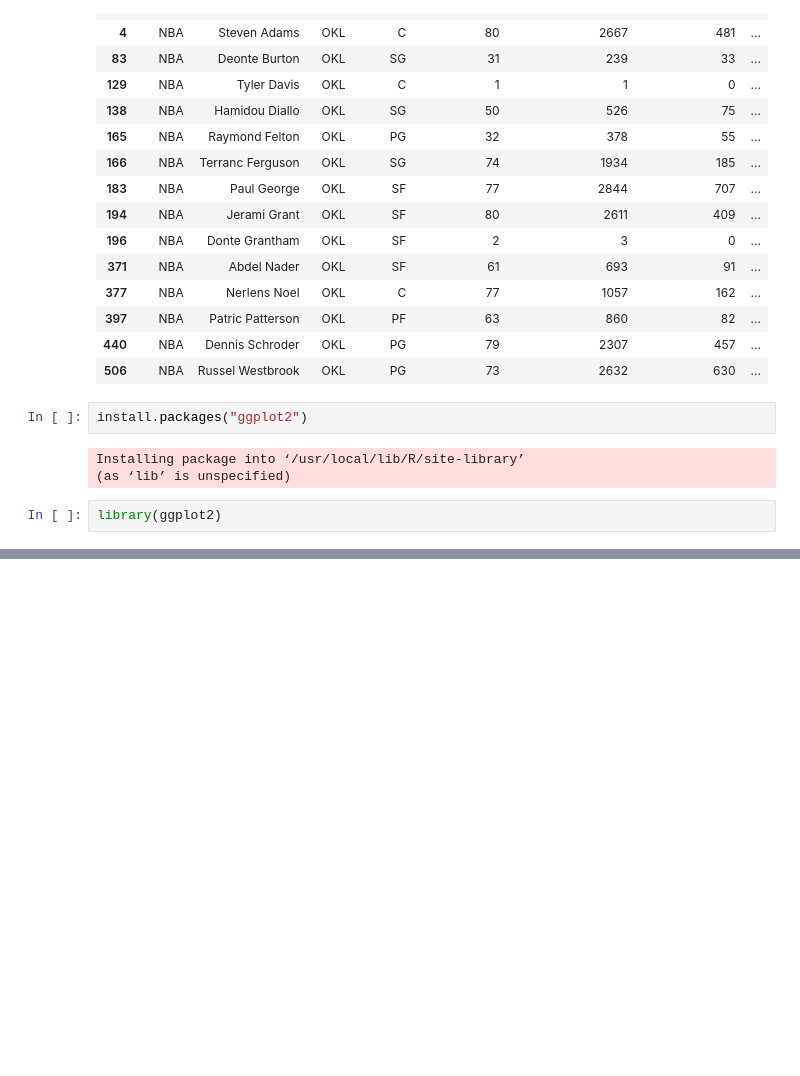
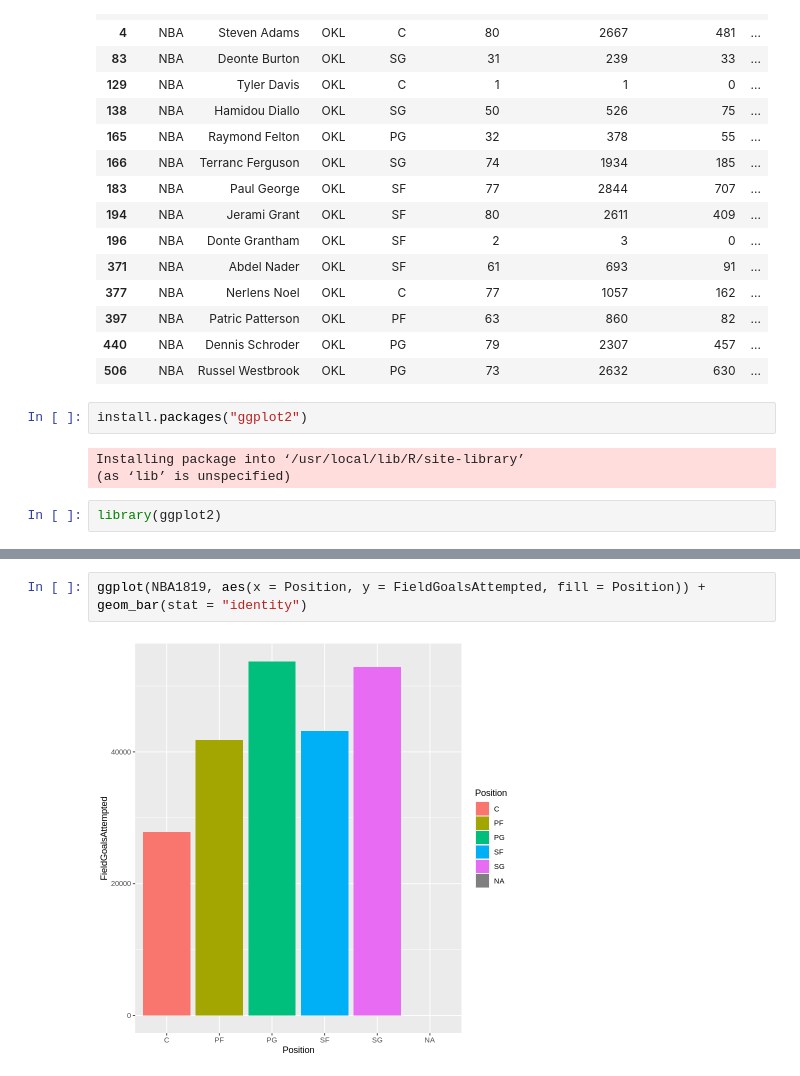
Before and after one commit to Yun-mi/bigdata, a Jupyter notebook: 0420期中考.ipynb, the cells around one changed output, grey strips where cells are left out. Drawn from its saved outputs; the diff is of its cells as text; blank space fills up the shorter version.

```diff
--- a/0420期中考.ipynb
+++ b/0420期中考.ipynb
@@ -135,0 +131,4 @@ qplot(TotalPoints, data = NBA1819, fill = Position)
+# %%
+ggplot(NBA1819, aes(x = Position, y = FieldGoalsAttempted, fill = Position)) + geom_bar(stat = "identity")
+# %% [output]
+[figure, added]
```
Also changed, not shown: parts of 5 cells of this notebook.
